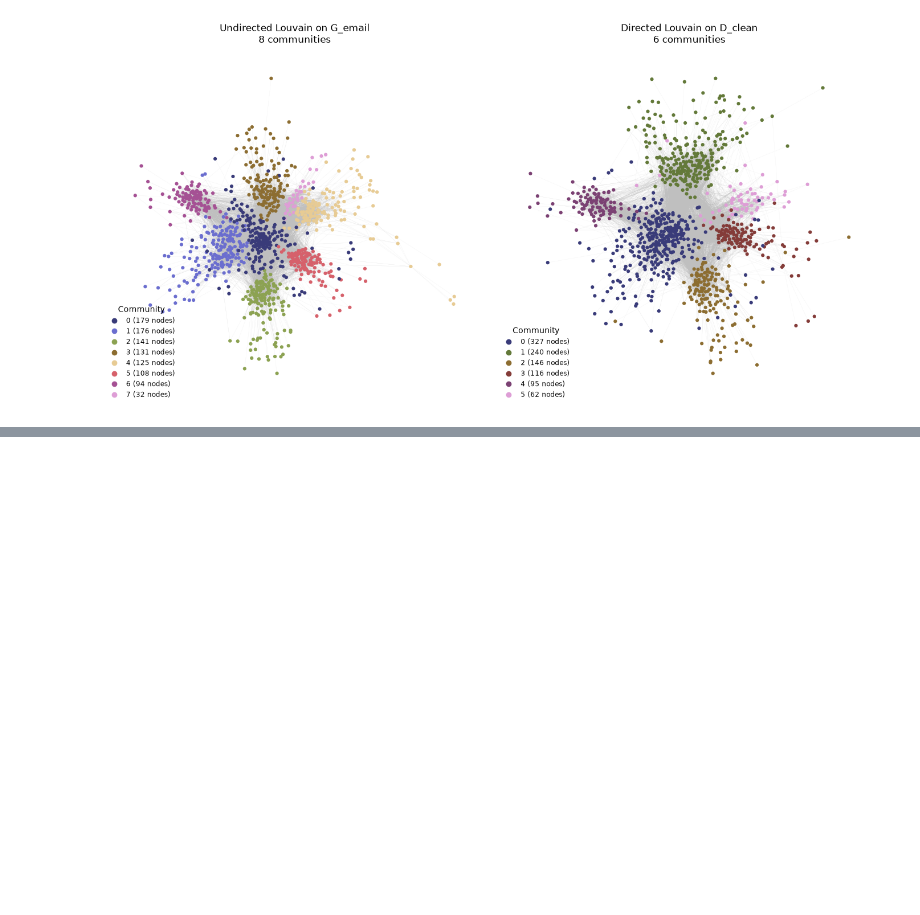
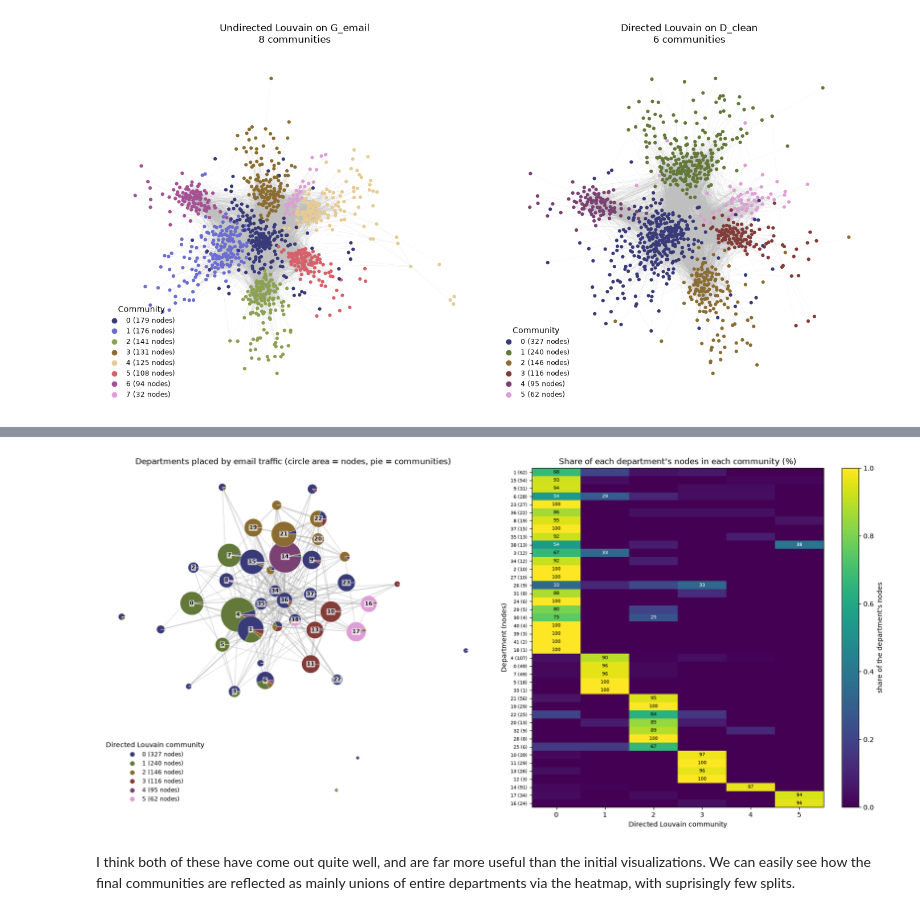
Before and after one commit to 14arjunk/CNET5051_Assignments, a Jupyter notebook: Assignment 2 Files/assignment02_kumar.ipynb, the cells around one changed output, grey strips where cells are left out. Cells and saved outputs as stored; diff of their text form; code cells hidden in the pictures; blank space fills up the shorter version.

```diff
--- a/Assignment 2 Files/assignment02_kumar.ipynb
+++ b/Assignment 2 Files/assignment02_kumar.ipynb
@@ -551,0 +554,65 @@ this is a little better, we can "see" the communities now, but its still too dif
+# %%
+# share of each department's nodes that ends up in each directed-Louvain community, with rows summing to 1
+share = pd.crosstab(pd.Series(ground_truth, name="department"), pd.Series(partition_dir, name="community"), normalize="index")
+dept_n = pd.Series(ground_truth).value_counts()
+# order departments by their main community, then by size, so departments that sit in one community line up in blocks
+order = sorted(share.index, key=lambda d: (share.loc[d].idxmax(), -dept_n[d]))
+_, palette = community_colors(partition_dir)
+comm_sizes = Counter(partition_dir.values())
+# department-level network: one node per department, edge weight = emails between two departments
+between = Counter()
+for u, v in G_email.edges():
+    du, dv = ground_truth[u], ground_truth[v]
+    if du != dv:
+        between[tuple(sorted((du, dv)))] += 1
+H = nx.Graph()
+H.add_nodes_from(dept_n.index)
+for (a, b), w in between.items():
+    # divide by sqrt(size_a * size_b), adjusting so that two large departments don't look close just because they are large
+    H.add_edge(a, b, weight=w / np.sqrt(dept_n[a] * dept_n[b]))
+pos_dept = nx.spring_layout(H, weight="weight", seed=10, k=1.2)
+
+fig, (ax_net, ax_heat) = plt.subplots(1, 2, figsize=(17, 8), dpi=100, gridspec_kw={"width_ratios": [1.1, 1]})
+
+# left: each department is a pie of the communities its nodes ended up in. circle area = department size
+weights = [d["weight"] for _, _, d in H.edges(data=True)]
+cut = np.quantile(weights, 0.66)
+for a, b, d in H.edges(data=True):
+    # only the strongest third of department pairs get a line, thicker for stronger ties; otherwise too messy
+    if d["weight"] >= cut:
+        ax_net.plot(*zip(pos_dept[a], pos_dept[b]), color="0.6", alpha=0.35, lw=0.4 + 3 * d["weight"] / max(weights), zorder=1)
+for d in dept_n.index:
+    ax_net.pie(share.loc[d].values, colors=[palette[c] for c in share.columns], center=pos_dept[d],
+               radius=0.009 * np.sqrt(dept_n[d]), frame=True, wedgeprops=dict(linewidth=0.3, edgecolor="white"))
+    # label only departments with 10+ nodes, the rest are too small to hold a label
+    if dept_n[d] >= 10:
+        ax_net.text(*pos_dept[d], str(d), ha="center", va="center", fontsize=8, fontweight="bold",
+                    bbox=dict(boxstyle="round,pad=0.1", fc="white", ec="none", alpha=0.7), zorder=5)
+handles = [Line2D([0], [0], marker="o", linestyle="", color=palette[c], label=f"{c} ({comm_sizes[c]} nodes)")
+           for c in sorted(palette)]
+ax_net.legend(handles=handles, title="Directed Louvain community", loc="lower left", fontsize="small", frameon=False)
+ax_net.set_aspect("equal")
+ax_net.set_axis_off()
+ax_net.set_title("Departments placed by email traffic (circle area = nodes, pie = communities)")
+# right: the same information as a table of shares, one row per department
+im = ax_heat.imshow(share.loc[order].values, cmap="viridis", vmin=0, vmax=1, aspect="auto")
+ax_heat.set_xticks(range(share.shape[1]), share.columns)
+ax_heat.set_yticks(range(len(order)), [f"{d} ({dept_n[d]})" for d in order], fontsize=7)
+# write the share (%) inside every cell that holds at least a quarter of a department
+for i, d in enumerate(order):
+    for j, c in enumerate(share.columns):
+        if share.loc[d, c] >= 0.25:
+            ax_heat.text(j, i, f"{100 * share.loc[d, c]:.0f}", ha="center", va="center", fontsize=7,
+                         color="white" if share.loc[d, c] < 0.6 else "black")
+ax_heat.set_xlabel("Directed Louvain community")
+ax_heat.set_ylabel("Department (nodes)")
+ax_heat.set_title("Share of each department's nodes in each community (%)")
+fig.colorbar(im, ax=ax_heat, label="share of the department's nodes")
+
+fig.tight_layout()
+fig.savefig("email_departments_vs_communities.png", dpi=300)
+plt.show()
+# %% [output]
+[figure, added]
+# %% [markdown]
+I think both of these have come out quite well, and are far more useful than the initial visualizations. We can easily see how the final communities are reflected as mainly unions of entire departments via the heatmap, with suprisingly few splits.
```
Also changed, not shown: parts of 2 cells of this notebook, 1 other file.
